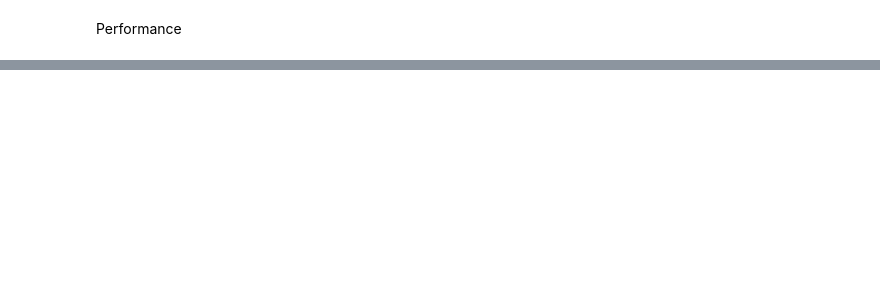
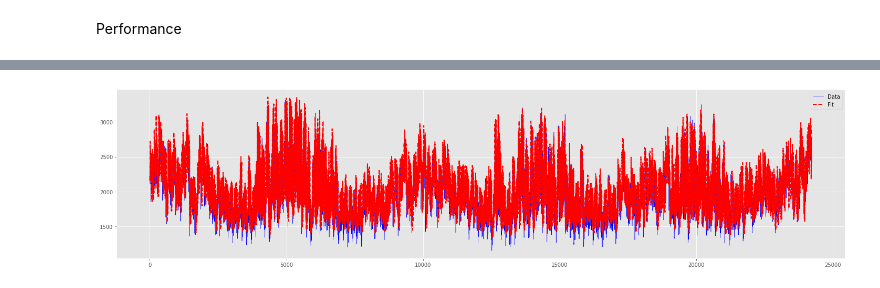
Before and after one commit to rafalopes74/EnergyConsumptionAI, a Jupyter notebook: multi_step_prediction.ipynb, the cells around one changed output, grey strips where cells are left out. Cells and saved outputs as stored; diff of their text form; code cells hidden in the pictures; blank space fills up the shorter version.

```diff
--- a/multi_step_prediction.ipynb
+++ b/multi_step_prediction.ipynb
@@ -265,11 +276,13 @@ plt.show()
 # %%
 # Compare the test prediction
 
 plt.figure(figsize = (20, 5))
 
-plt.plot(testY.flatten()[:], c='b',linewidth=0.5, linestyle="-",label="Data")
-plt.plot(testPredict.flatten()[:], c='r',linewidth=2, linestyle="--",label="Fit")
+plt.plot(descaled_testY.flatten()[:], c='b',linewidth=0.5, linestyle="-",label="Data")
+plt.plot(descaled_testPredict.flatten()[:], c='r',linewidth=2, linestyle="--",label="Fit")
 
 plt.legend()
 plt.tight_layout()
 plt.show()
+# %% [output]
+[figure, added]
```
Also changed, not shown: parts of 11 cells of this notebook.
